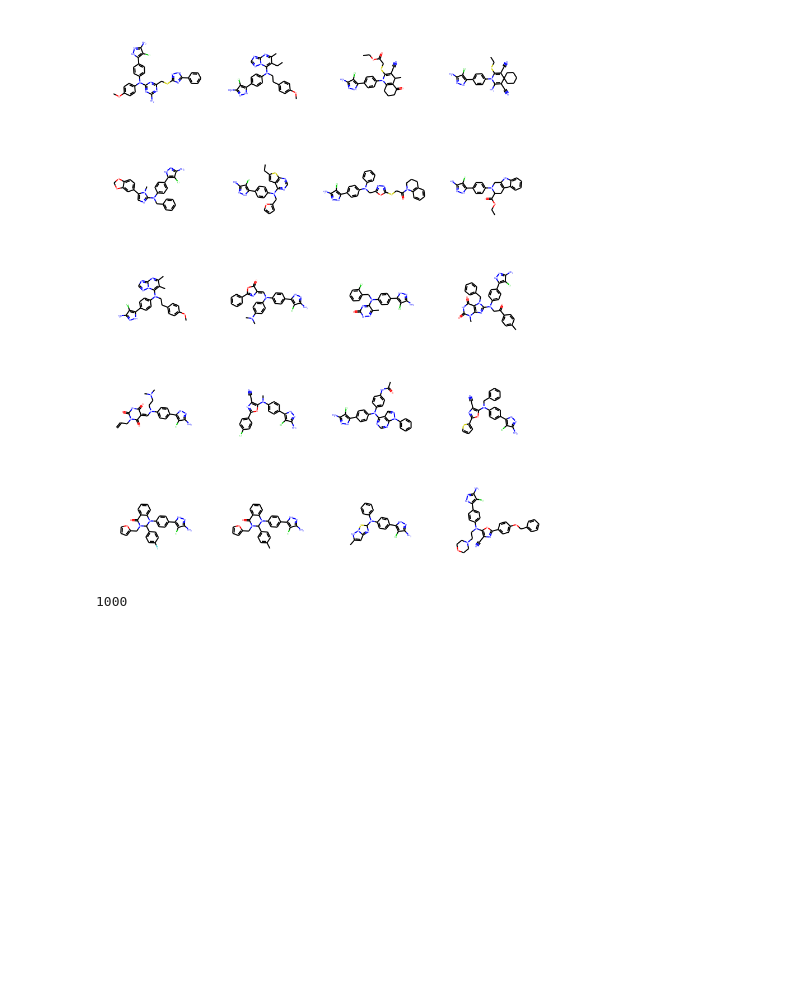
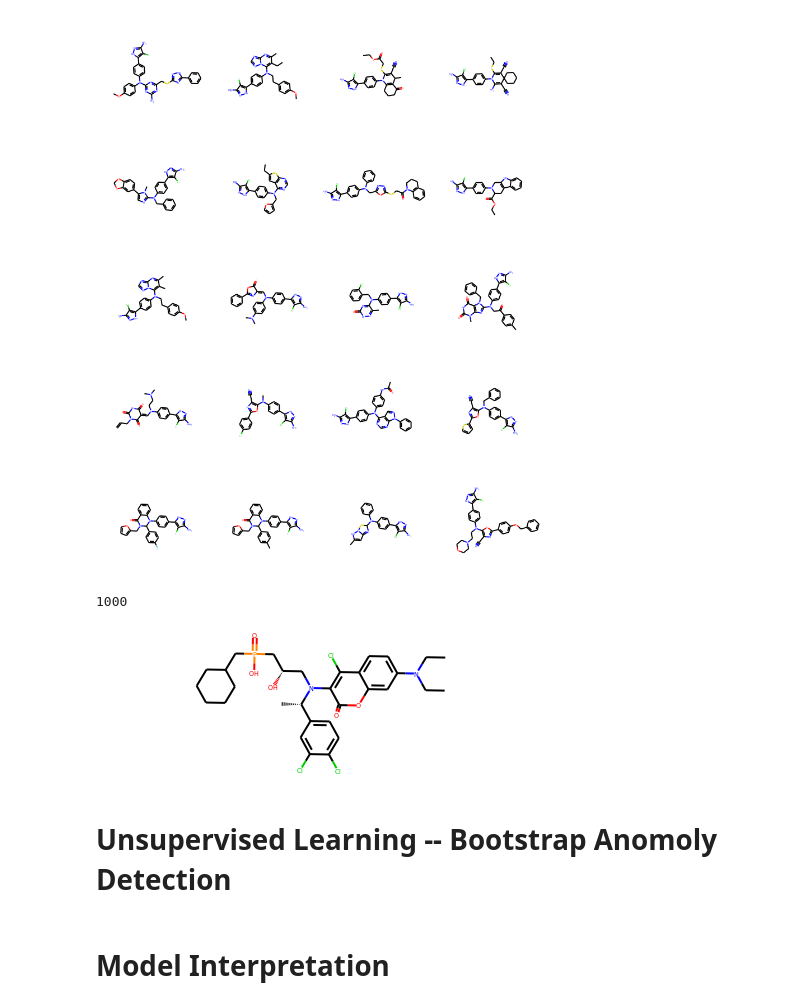
Before and after one commit to lilleswing/future_of_care, a Jupyter notebook: teacher_guide.ipynb, the cells around one changed output. Saved outputs shown, nothing was run; the diff lists cells and outputs as text; code cells hidden in the pictures; blank space fills up the shorter version.

```diff
--- a/teacher_guide.ipynb
+++ b/teacher_guide.ipynb
@@ -521,3 +523,22 @@ len(mols)
 # %%
 import numpy as np
 to_predict = dc.data.NumpyDataset(mols, np.ones(len(mols),))
+featurizer = dc.feat.CircularFingerprint()
+transformer = dc.trans.transformers.FeaturizationTransformer(transform_X=True, featurizer=featurizer)
+to_predict = transformer.transform(to_predict)
+# %%
+model = SklearnModel(model_dir='models/random_forrest')
+model.reload()
+predictions = model.predict(to_predict)
+# %%
+predictions = predictions[:,1]
+# %%
+inactive_mols = np.where(predictions == np.min(predictions))[0]
+# %%
+mols[inactive_mols[3]]
+# %% [output]
+[figure, added]
+# %% [markdown]
+# Unsupervised Learning -- Bootstrap Anomoly Detection
+# %% [markdown]
+# Model Interpretation
```
Also changed, not shown: parts of 6 cells of this notebook, 1 other file.
